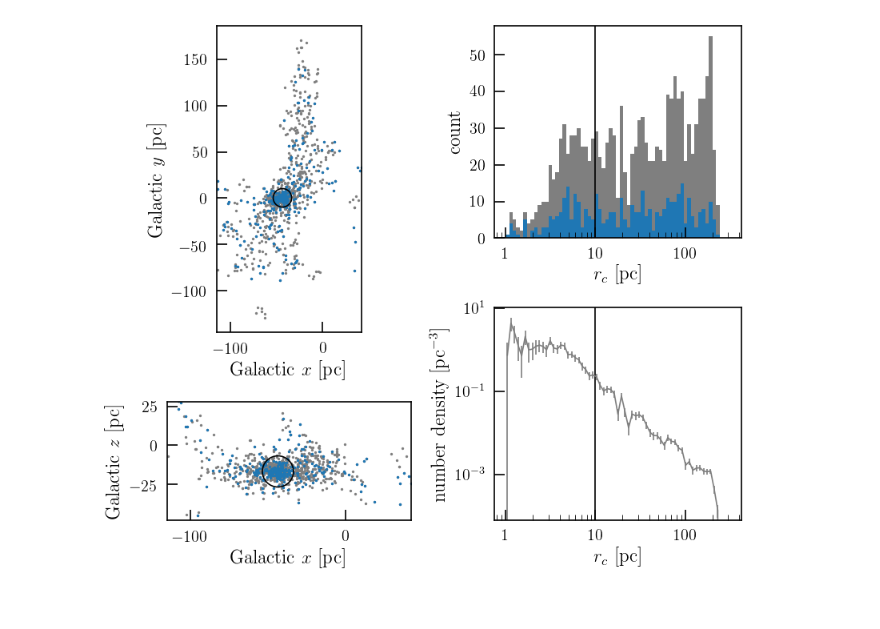
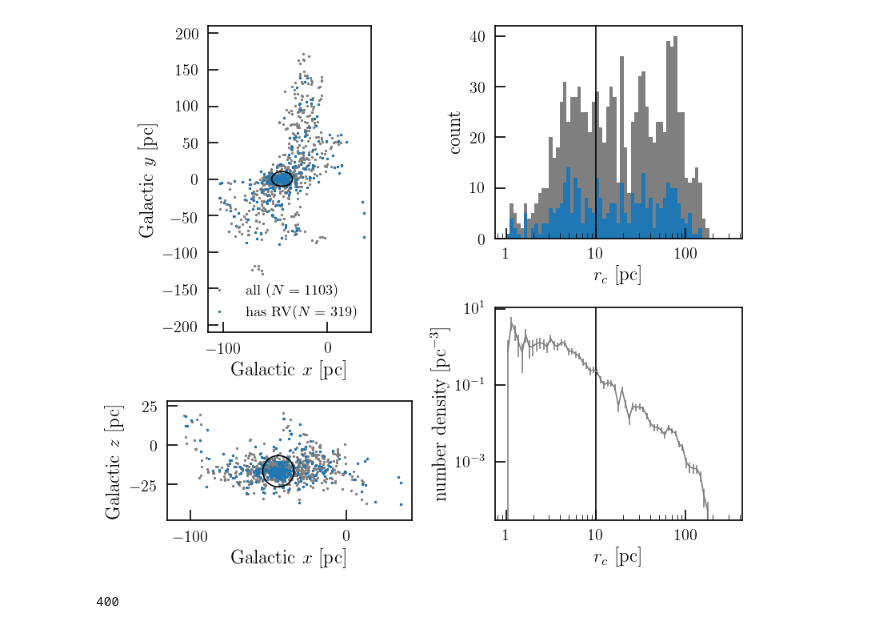
Before and after one commit to smoh/kinesis, a Jupyter notebook: notebooks/1.1-summarize-and-plot-sample.ipynb, the cells around one changed output. Cells and saved outputs as stored; diff of their text form; code cells hidden in the pictures.

```diff
--- a/notebooks/1.1-summarize-and-plot-sample.ipynb
+++ b/notebooks/1.1-summarize-and-plot-sample.ipynb
@@ -16,6 +16,7 @@ import gapipes as gp
 kn.set_mpl_style()
 # %%
 df = kn.data.load_hyades_dataset()
+df = df.loc[df['Member_r19']!='other'].copy()
 # %%
 def xyz_icrs_to_galactic(xyz):
     c = coord.ICRS(*xyz, representation_type="cartesian")
@@ -29,7 +30,7 @@ r_cut = 10
 # %%
 fig = plt.figure(figsize=(7,6))
 gs = fig.add_gridspec(6, 2)
-ax_xy = fig.add_subplot(gs[:4, 0], aspect="equal")
+ax_xy = fig.add_subplot(gs[:4, 0], aspect=0.7)
 ax_xz = fig.add_subplot(gs[-2:, 0], sharex=ax_xy,aspect='equal')
 
 df_rv = df.groupby(df['radial_velocity'].notna()).get_group(True)
@@ -45,7 +46,8 @@ ax_xy.scatter(df["gx"], df["gy"], s=1, c='tab:gray', label='all ($N={}$)'.format
 ax_xz.scatter(df["gx"], df["gz"], s=1, c='tab:gray')
 ax_xy.scatter(df_rv["gx"], df_rv["gy"], s=1, c='C0', label='has RV($N={}$)'.format(len(df_rv)))
 ax_xz.scatter(df_rv["gx"], df_rv["gz"], s=1, c='C0')
-# ax_xy.legend(loc='lower right', fontsize=11)
+ax_xy.legend(loc='lower right', fontsize=11, frameon=False)
+ax_xy.set_ylim(-210,210)
 
 ax_xy.set_xlabel('Galactic $x$ [pc]')
 ax_xy.set_ylabel('Galactic $y$ [pc]')
@@ -76,31 +78,35 @@ ax_numdens.set_yscale("log")
 ax_numdens.set_xlabel("$r_c$ [pc]")
 ax_numdens.set_ylabel("number density [$\mathrm{pc}^{-3}$]")
 ax_numdens.axvline(
     r_cut, c="k",
 )
 from matplotlib.ticker import ScalarFormatter
 ax_numhist.xaxis.set_major_formatter(ScalarFormatter())
 
 # ax_numhist.set_xticks([2,3,4,5],minor=True)
 ax_numhist.tick_params(axis='x',which='minor',length=4,width=0.5)
 ax_numdens.tick_params(axis='both',which='minor',length=4,width=0.5)
 
 from matplotlib.patches import Circle
 for circ_radius in [10]:
     circle_xy = Circle(
         [b_c_gal[0], b_c_gal[1]], circ_radius, facecolor="None", edgecolor="k",
         label=r'$r_c=10~\mathrm{pc}$',
     )
     circle_xz = Circle(
         [b_c_gal[0], b_c_gal[2]], circ_radius, facecolor="None", edgecolor="k",
         label=r'$r_c=10~\mathrm{pc}$',
     )
     ax_xy.add_patch(circle_xy)
     ax_xz.add_patch(circle_xz)
 
 # ax_xy.legend()
 fig.tight_layout()
 
 fig.savefig('../report/plots/1-summarize-and-plot-sample/sampledist.pdf')
 # %% [output]
-[figure, old version]
+[figure, new version]
+# %%
+print((df['r_c']<r_cut).sum())
+# %% [output]
+400
```
